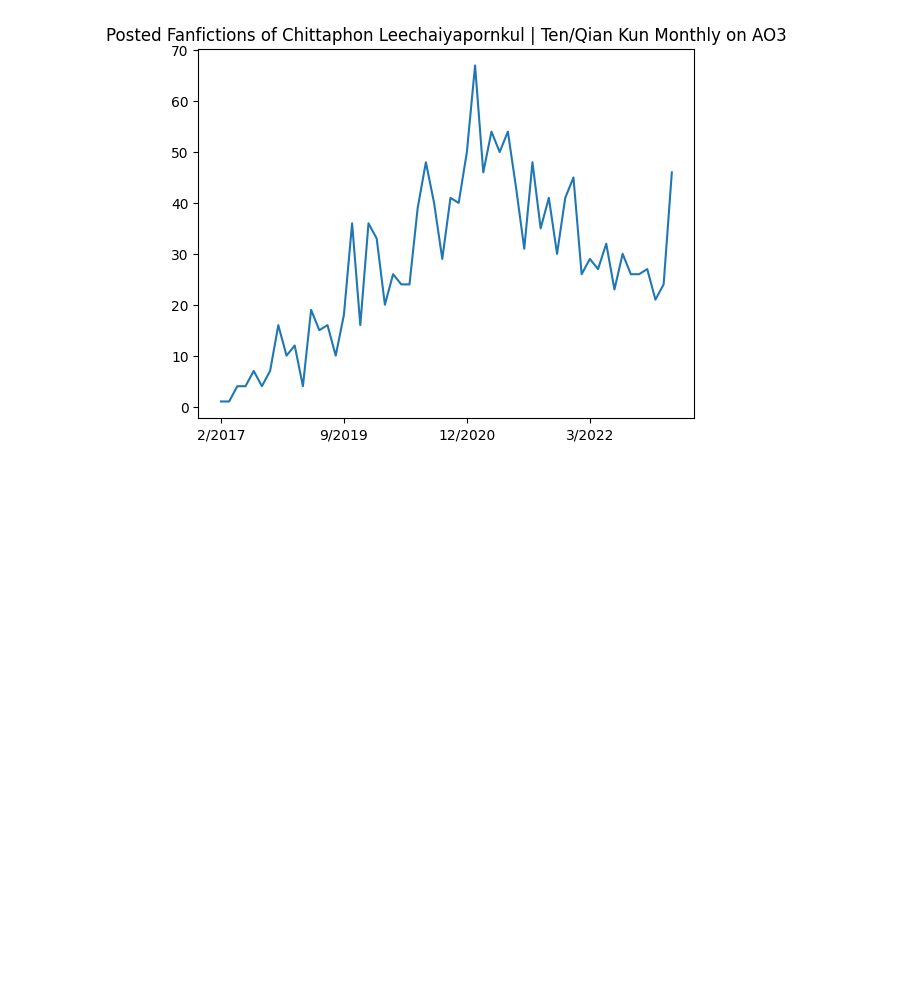
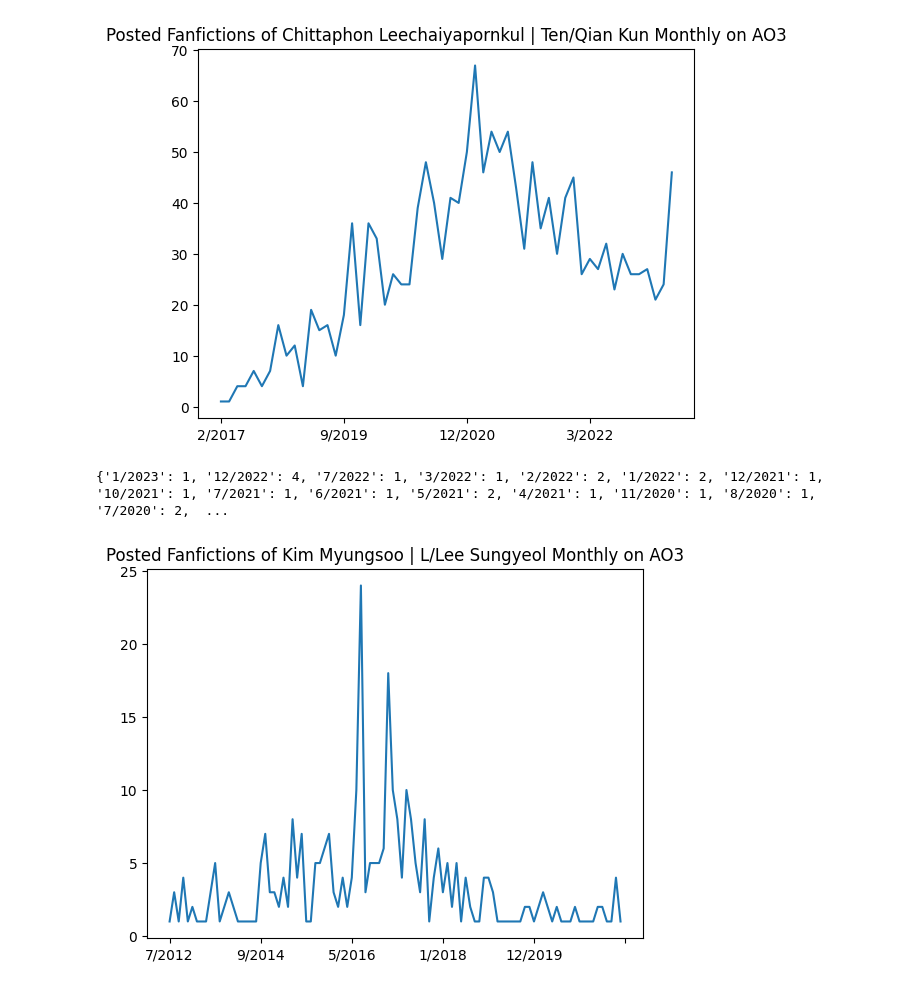
Before and after one commit to tundraElie/web_scrapping, a Jupyter notebook: ao3.ipynb, the cells around one changed output. Saved outputs shown, nothing was run; the diff lists cells and outputs as text; code cells hidden in the pictures; blank space fills up the shorter version.

```diff
--- a/ao3.ipynb
+++ b/ao3.ipynb
@@ -12,7 +13,7 @@ import pandas as pd
 import numpy as np
 # %%
 def graficosTagsAO3(Cant=0, Tag='Childhood%20Friends', Freq='Daily'):
-  url = 'https://archiveofourown.org/tags/{}/works?page=1'.format(Tag)
+  url = 'https://archiveofourown.org/tags/{}/works'.format(Tag)
   page = requests.get(url)
   soup = BeautifulSoup(page.text, 'html.parser')
   if Cant == 0 :
@@ -20,7 +21,7 @@ def graficosTagsAO3(Cant=0, Tag='Childhood%20Friends', Freq='Daily'):
   else:
     count = Cant
   dicc = {}
-  for i in tqdm(range(int(count))):
+  for i in tqdm(range(1, int(count))):
     url = 'https://archiveofourown.org/tags/'+Tag+'/works?page='+str(i)
     page = requests.get(url)
     soup = BeautifulSoup(page.text, 'html.parser')
@@ -50,3 +51,8 @@ d = graficosTagsAO3(Cant=83, Tag='Chittaphon%20Leechaiyapornkul%20%7C%20Ten*s*Qi
 # %% [output]
 {'1/2023': 46, '12/2022': 24, '11/2022': 21, '10/2022': 27, '9/2022': 26, '8/2022': 26, '7/2022': 30, '6/2022': 23, '5/2022': 32, '4/2022': 27, '3/2022': 29, '2/2022': 26, '1/2022': 45, '12/2021': 41, ...
 [figure]
+# %%
+d = graficosTagsAO3(Cant=18, Tag='Kim%20Myungsoo%20%7C%20L*s*Lee%20Sungyeol', Freq='Monthly')
+# %% [output]
+{'1/2023': 1, '12/2022': 4, '7/2022': 1, '3/2022': 1, '2/2022': 2, '1/2022': 2, '12/2021': 1, '10/2021': 1, '7/2021': 1, '6/2021': 1, '5/2021': 2, '4/2021': 1, '11/2020': 1, '8/2020': 1, '7/2020': 2,  ...
+[figure, added]
```
Also changed, not shown: parts of 2 cells of this notebook.
